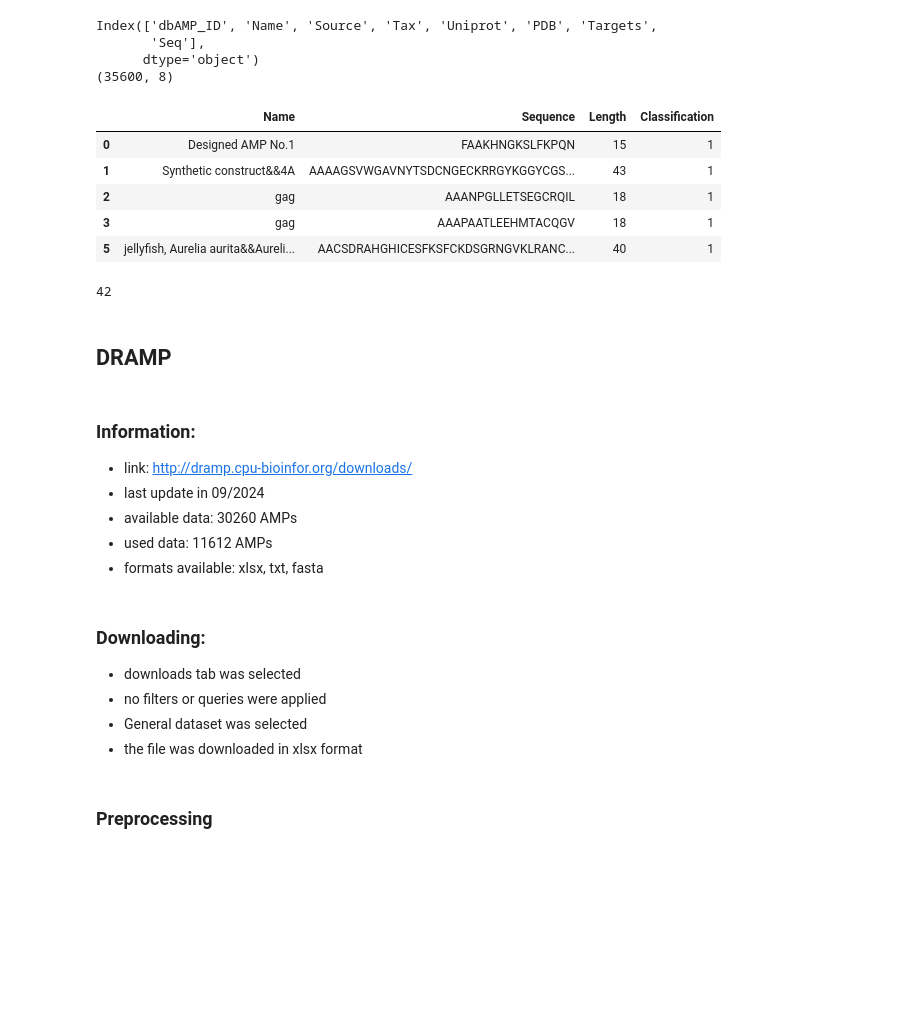
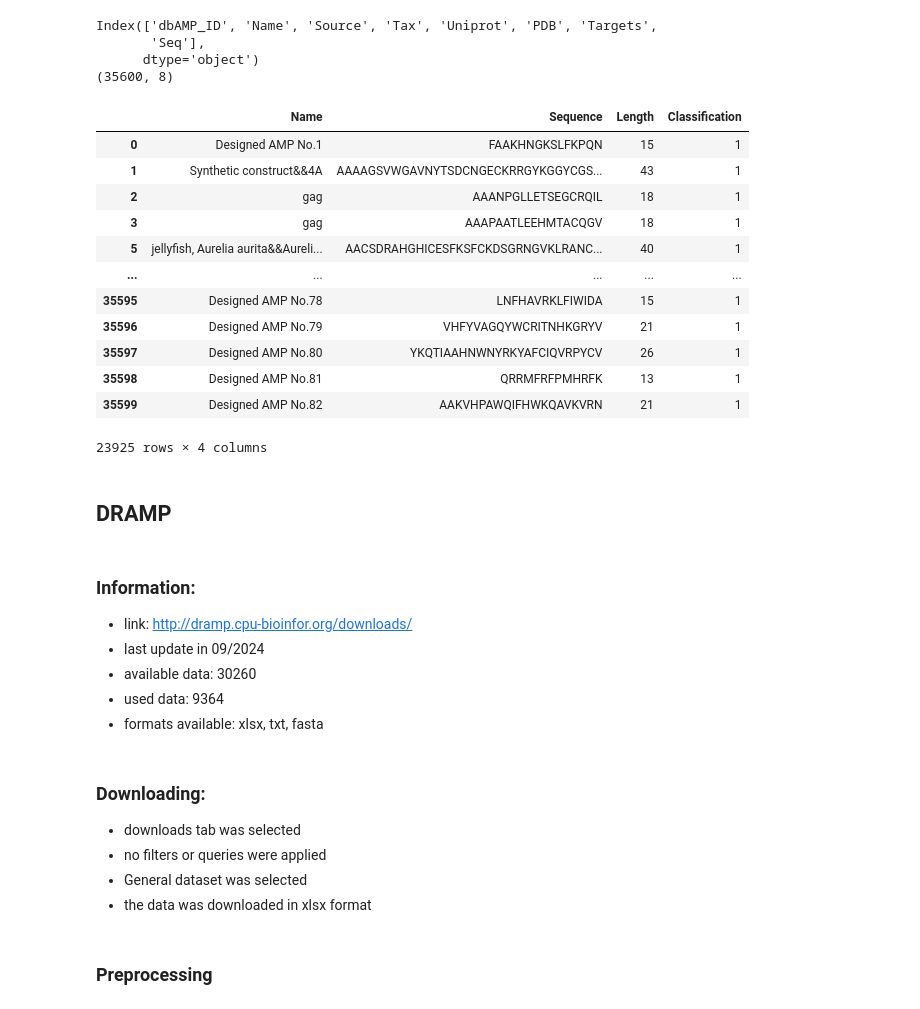
Before and after one commit to IgnacyBerent/AI_1, a Jupyter notebook: lab/list_1/main.ipynb, the cells around one changed output. Cells and saved outputs as stored; diff of their text form; code cells hidden in the pictures; blank space fills up the shorter version.

```diff
--- a/lab/list_1/main.ipynb
+++ b/lab/list_1/main.ipynb
@@ -32,50 +34,48 @@ Index(['dbAMP_ID', 'Name', 'Source', 'Tax', 'Uniprot', 'PDB', 'Targets',
 # %%
 # select columns
 df_dbamp3 = df_dbamp3[['Name', 'Seq']]
 
 # add sequence length and Classification
 df_dbamp3['Length'] = df_dbamp3['Seq'].apply(len)
 df_dbamp3['Classification'] = 1
 
 # rename columns
 df_dbamp3.rename(columns={'Seq': 'Sequence'}, inplace=True)
 
 # remove sequences with length < 10 or > 50
 df_dbamp3 = df_dbamp3[(df_dbamp3['Length'] >= 10) & (df_dbamp3['Length'] <= 50)]
 
 # display first few rows
-df_dbamp3.head()
+df_dbamp3
 # %% [output]
 |  | Name | Sequence | Length | Classification |
 | 0 | Designed AMP No.1 | FAAKHNGKSLFKPQN | 15 | 1 |
 | 1 | Synthetic construct&&4A | AAAAGSVWGAVNYTSDCNGECKRRGYKGGYCGS... | 43 | 1 |
 | 2 | gag | AAANPGLLETSEGCRQIL | 18 | 1 |
 | 3 | gag | AAAPAATLEEHMTACQGV | 18 | 1 |
 | 5 | jellyfish, Aurelia aurita&&Aureli... | AACSDRAHGHICESFKSFCKDSGRNGVKLRANC... | 40 | 1 |
+| ... | ... | ... | ... | ... |
+| 35595 | Designed AMP No.78 | LNFHAVRKLFIWIDA | 15 | 1 |
+| 35596 | Designed AMP No.79 | VHFYVAGQYWCRITNHKGRYV | 21 | 1 |
+| 35597 | Designed AMP No.80 | YKQTIAAHNWNYRKYAFCIQVRPYCV | 26 | 1 |
+| 35598 | Designed AMP No.81 | QRRMFRFPMHRFK | 13 | 1 |
+| 35599 | Designed AMP No.82 | AAKVHPAWQIFHWKQAVKVRN | 21 | 1 |
+23925 rows × 4 columns
-# %%
-# count and remove duplicates
-print(df_dbamp3.duplicated().sum())
-df_dbamp3.drop_duplicates(inplace=True)
-
-# display final shape
-df_dbamp3.shape
-# %% [output]
-42
 # %% [markdown]
 ## DRAMP
 # %% [markdown]
 ### Information:
 - link: http://dramp.cpu-bioinfor.org/downloads/
 - last update in 09/2024
-- available data: 30260 AMPs
-- used data: 11612 AMPs
+- available data: 30260
+- used data: 9364
 - formats available: xlsx, txt, fasta
 # %% [markdown]
 ### Downloading:
 - downloads tab was selected
 - no filters or queries were applied
 - General dataset was selected
-- the file was downloaded in xlsx format
+- the data was downloaded in xlsx format
 # %% [markdown]
 ### Preprocessing
 # %%
```
Also changed, not shown: parts of 29 cells of this notebook.
